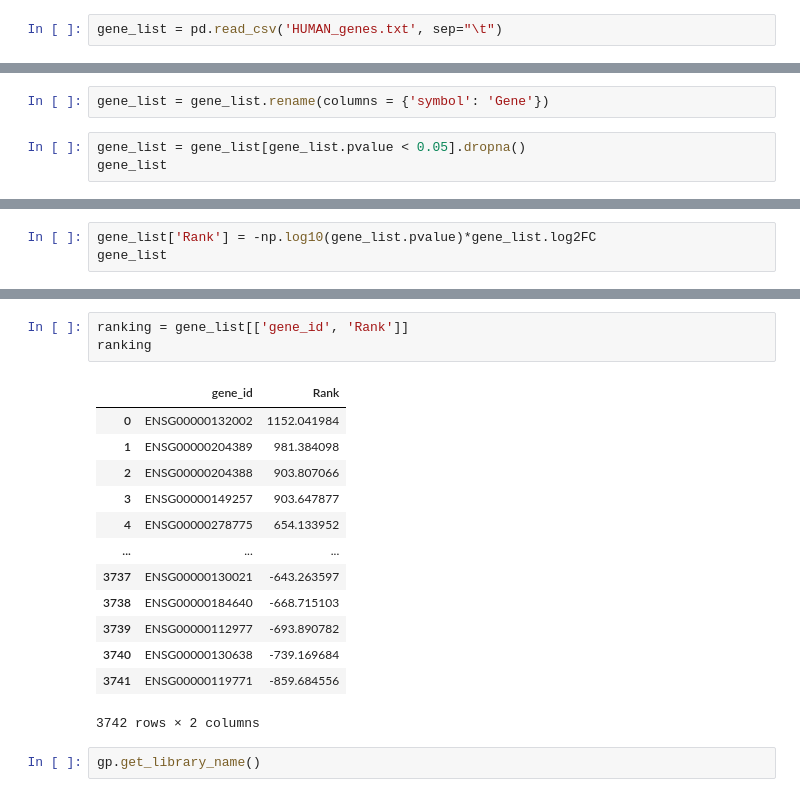
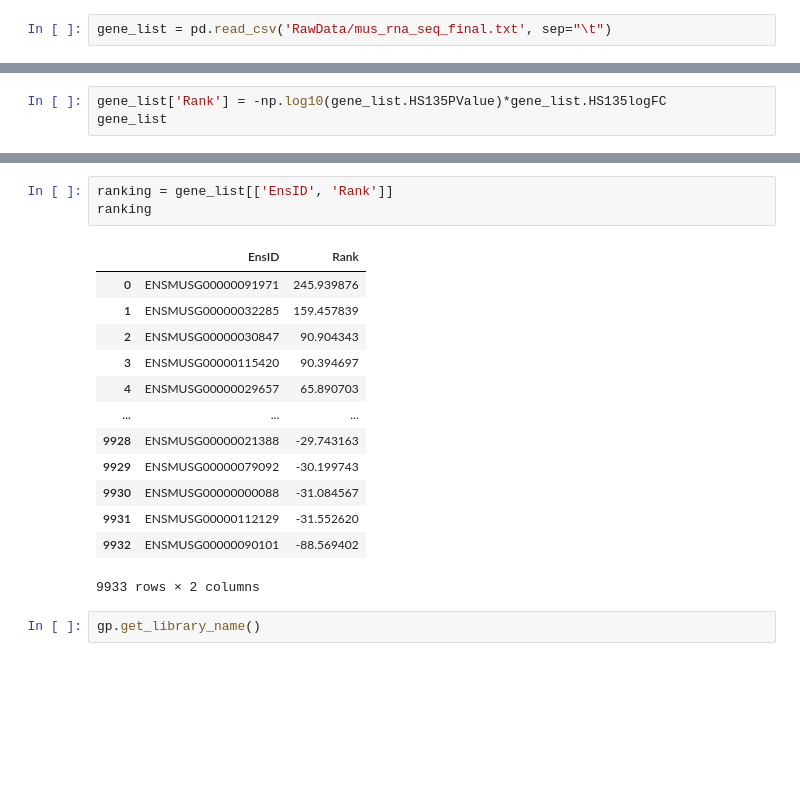
Before and after one commit to jnjahncke/hot-seq-summer, a Jupyter notebook: GSEA_table formatting and ranking.ipynb, the cells around one changed output, grey strips where cells are left out. Drawn from its saved outputs; the diff is of its cells as text; blank space fills up the shorter version.

```diff
--- a/GSEA_table formatting and ranking.ipynb
+++ b/GSEA_table formatting and ranking.ipynb
@@ -10,5 +12,5 @@ from gseapy import biomart
 # %%
-gene_list = pd.read_csv('HUMAN_genes.txt', sep="\t")
+gene_list = pd.read_csv('RawData/mus_rna_seq_final.txt', sep="\t")
 # %%
 gene_list.head()
 # %% [output]
@@ -26,5 +22,0 @@ def get_ensembl_mappings():
-# %%
-gene_list = gene_list.rename(columns = {'symbol': 'Gene'})
-# %%
-gene_list = gene_list[gene_list.pvalue < 0.05].dropna()
-gene_list
@@ -45,4 +23,4 @@ gene_list
 # %%
-gene_list['Rank'] = -np.log10(gene_list.pvalue)*gene_list.log2FC
+gene_list['Rank'] = -np.log10(gene_list.HS135PValue)*gene_list.HS135logFC
 gene_list
 # %% [output]
@@ -79,20 +57,20 @@ gene_list
 # %%
-ranking = gene_list[['gene_id', 'Rank']]
+ranking = gene_list[['EnsID', 'Rank']]
 ranking
 # %% [output]
-|  | gene_id | Rank |
-| 0 | ENSG00000132002 | 1152.041984 |
-| 1 | ENSG00000204389 | 981.384098 |
-| 2 | ENSG00000204388 | 903.807066 |
-| 3 | ENSG00000149257 | 903.647877 |
-| 4 | ENSG00000278775 | 654.133952 |
+|  | EnsID | Rank |
+| 0 | ENSMUSG00000091971 | 245.939876 |
+| 1 | ENSMUSG00000032285 | 159.457839 |
+| 2 | ENSMUSG00000030847 | 90.904343 |
+| 3 | ENSMUSG00000115420 | 90.394697 |
+| 4 | ENSMUSG00000029657 | 65.890703 |
 | ... | ... | ... |
-| 3737 | ENSG00000130021 | -643.263597 |
-| 3738 | ENSG00000184640 | -668.715103 |
-| 3739 | ENSG00000112977 | -693.890782 |
-| 3740 | ENSG00000130638 | -739.169684 |
-| 3741 | ENSG00000119771 | -859.684556 |
+| 9928 | ENSMUSG00000021388 | -29.743163 |
+| 9929 | ENSMUSG00000079092 | -30.199743 |
+| 9930 | ENSMUSG00000000088 | -31.084567 |
+| 9931 | ENSMUSG00000112129 | -31.552620 |
+| 9932 | ENSMUSG00000090101 | -88.569402 |
-3742 rows × 2 columns
+9933 rows × 2 columns
 # %%
 gp.get_library_name()
 # %% [output]
```
Also changed, not shown: parts of 16 cells of this notebook.
